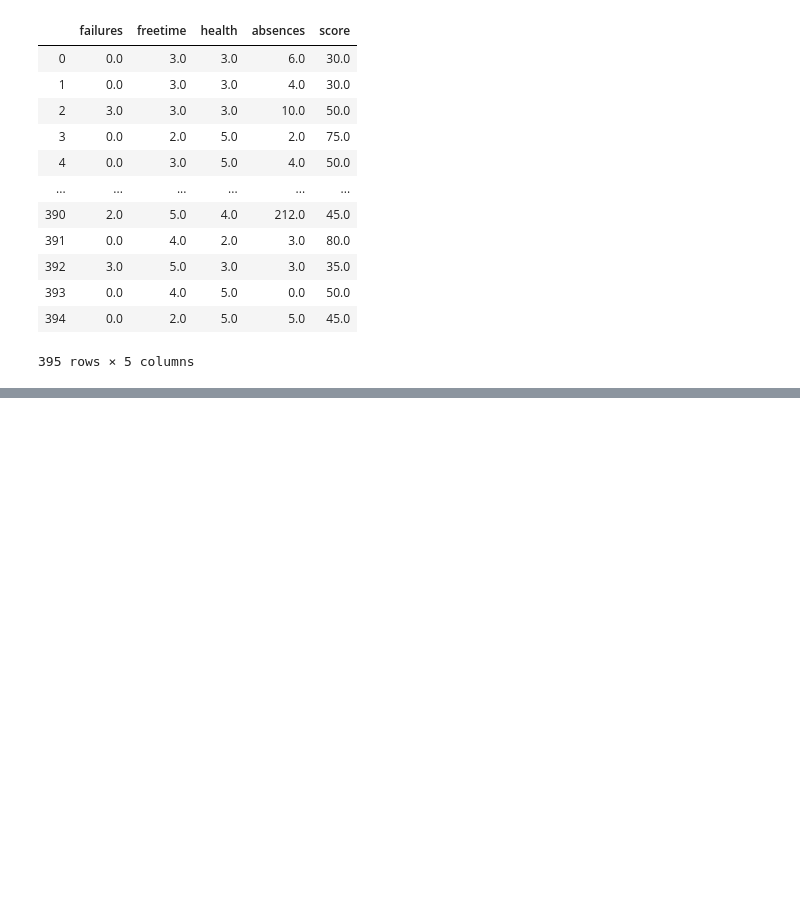
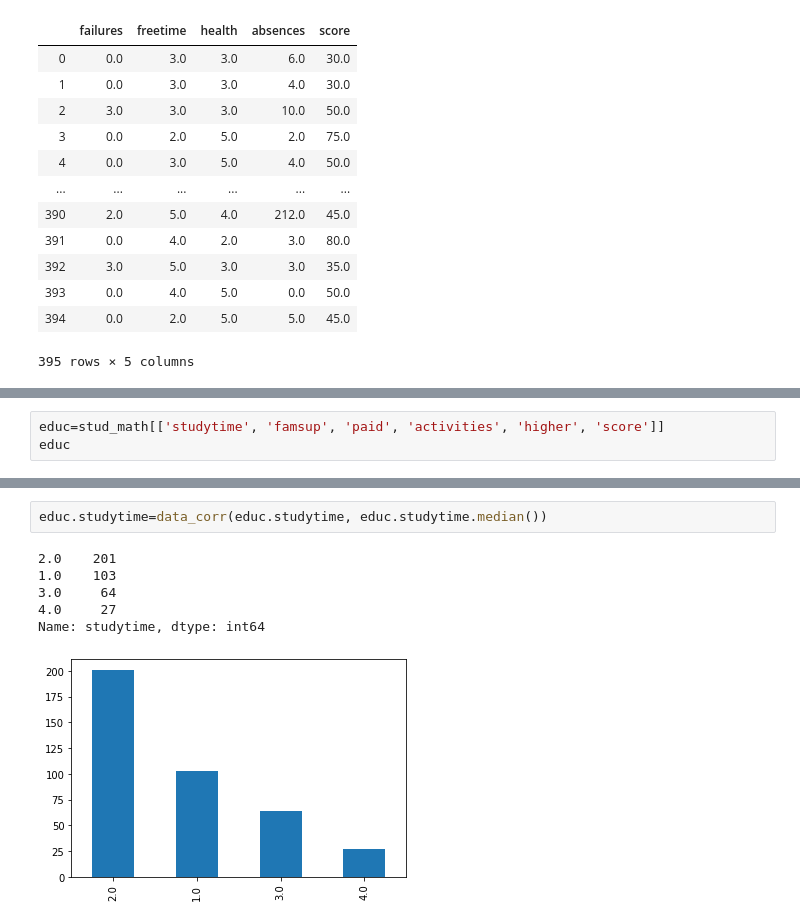
Before and after one commit to Ira-Trygub/project_2_stud_math, a Jupyter notebook: project_2_study_mathematic.ipynb, the cells around one changed output, grey strips where cells are left out. Saved outputs shown, nothing was run; the diff lists cells and outputs as text; blank space fills up the shorter version.

```diff
--- a/project_2_study_mathematic.ipynb
+++ b/project_2_study_mathematic.ipynb
@@ -515,0 +617,3 @@ stress.corr()
+# %%
+educ=stud_math[['studytime', 'famsup', 'paid', 'activities', 'higher', 'score']]
+educ
@@ -515,0 +643,9 @@ stress.corr()
+# %%
+educ.studytime=data_corr(educ.studytime, educ.studytime.median())
+# %% [output]
+2.0    201
+1.0    103
+3.0     64
+4.0     27
+Name: studytime, dtype: int64
+[figure, added]
```
Also changed, not shown: parts of 46 cells of this notebook.
